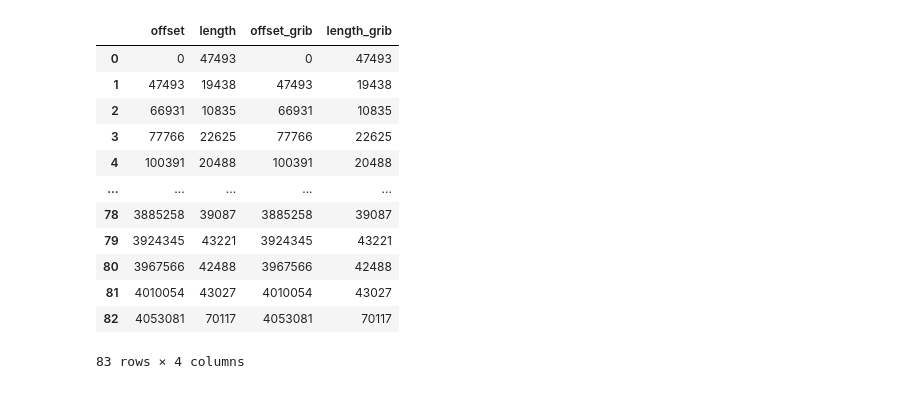
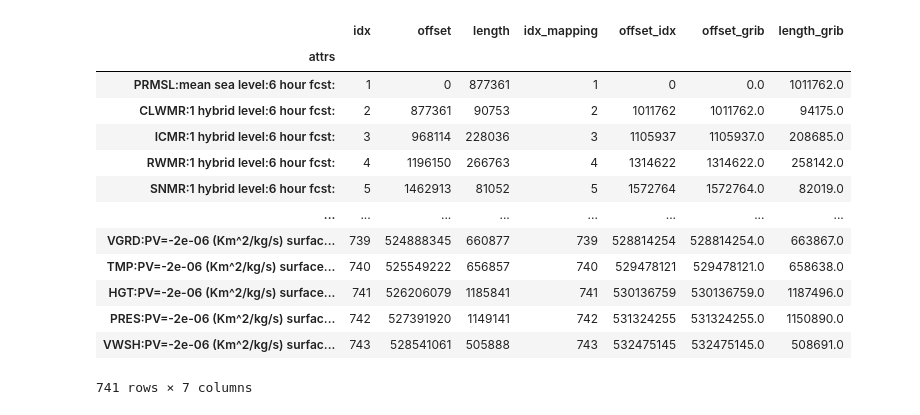
Before and after one commit to Anu-Ra-g/GSoC2024_Kerchunk, a Jupyter notebook: mapping.ipynb, the cells around one changed output. Drawn from its saved outputs; the diff is of its cells as text; code cells hidden in the pictures.

```diff
--- a/mapping.ipynb
+++ b/mapping.ipynb
@@ -33,0 +5,4 @@ d0.loc[:, ['offset', 'length', 'offset_grib', 'length_grib']]
+# %%
+idxdf = parse_grib_idx("gs://global-forecast-system/gfs.20230901/00/atmos/gfs.t00z.pgrb2.0p25.f006")
+# %%
+mapping = build_idx_grib_mapping("gs://global-forecast-system/gfs.20230901/12/atmos/gfs.t12z.pgrb2.0p25.f006")
@@ -33,0 +15,7 @@ d0.loc[:, ['offset', 'length', 'offset_grib', 'length_grib']]
+# %%
+index = map_from_index(
+    None,    # ignoring
+    mapping.loc[~mapping["attrs"].duplicated(keep="first"), :],
+    idxdf.loc[~idxdf["attrs"].duplicated(keep="first"), :],
+    True
+)
@@ -34,16 +39,17 @@ d0.loc[:, ['offset', 'length', 'offset_grib', 'length_grib']]
 # %%
-d6.loc[:, ['offset', 'length', 'offset_grib', 'length_grib']]
+index[['idx', 'offset', 'length', 'idx_mapping', 'offset_idx', 'offset_grib', 'length_grib']]
 # %% [output]
-|  | offset | length | offset_grib | length_grib |
-| 0 | 0 | 47493 | 0 | 47493 |
-| 1 | 47493 | 19438 | 47493 | 19438 |
-| 2 | 66931 | 10835 | 66931 | 10835 |
-| 3 | 77766 | 22625 | 77766 | 22625 |
-| 4 | 100391 | 20488 | 100391 | 20488 |
-| ... | ... | ... | ... | ... |
-| 78 | 3885258 | 39087 | 3885258 | 39087 |
-| 79 | 3924345 | 43221 | 3924345 | 43221 |
-| 80 | 3967566 | 42488 | 3967566 | 42488 |
-| 81 | 4010054 | 43027 | 4010054 | 43027 |
-| 82 | 4053081 | 70117 | 4053081 | 70117 |
+|  | idx | offset | length | idx_mapping | offset_idx | offset_grib | length_grib |
+| attrs |  |  |  |  |  |  |  |
+| PRMSL:mean sea level:6 hour fcst: | 1 | 0 | 877361 | 1 | 0 | 0.0 | 1011762.0 |
+| CLWMR:1 hybrid level:6 hour fcst: | 2 | 877361 | 90753 | 2 | 1011762 | 1011762.0 | 94175.0 |
+| ICMR:1 hybrid level:6 hour fcst: | 3 | 968114 | 228036 | 3 | 1105937 | 1105937.0 | 208685.0 |
+| RWMR:1 hybrid level:6 hour fcst: | 4 | 1196150 | 266763 | 4 | 1314622 | 1314622.0 | 258142.0 |
+| SNMR:1 hybrid level:6 hour fcst: | 5 | 1462913 | 81052 | 5 | 1572764 | 1572764.0 | 82019.0 |
+| ... | ... | ... | ... | ... | ... | ... | ... |
+| VGRD:PV=-2e-06 (Km^2/kg/s) surfac... | 739 | 524888345 | 660877 | 739 | 528814254 | 528814254.0 | 663867.0 |
+| TMP:PV=-2e-06 (Km^2/kg/s) surface... | 740 | 525549222 | 656857 | 740 | 529478121 | 529478121.0 | 658638.0 |
+| HGT:PV=-2e-06 (Km^2/kg/s) surface... | 741 | 526206079 | 1185841 | 741 | 530136759 | 530136759.0 | 1187496.0 |
+| PRES:PV=-2e-06 (Km^2/kg/s) surfac... | 742 | 527391920 | 1149141 | 742 | 531324255 | 531324255.0 | 1150890.0 |
+| VWSH:PV=-2e-06 (Km^2/kg/s) surfac... | 743 | 528541061 | 505888 | 743 | 532475145 | 532475145.0 | 508691.0 |
-83 rows × 4 columns
+741 rows × 7 columns
```
Also changed, not shown: parts of 9 cells of this notebook.
